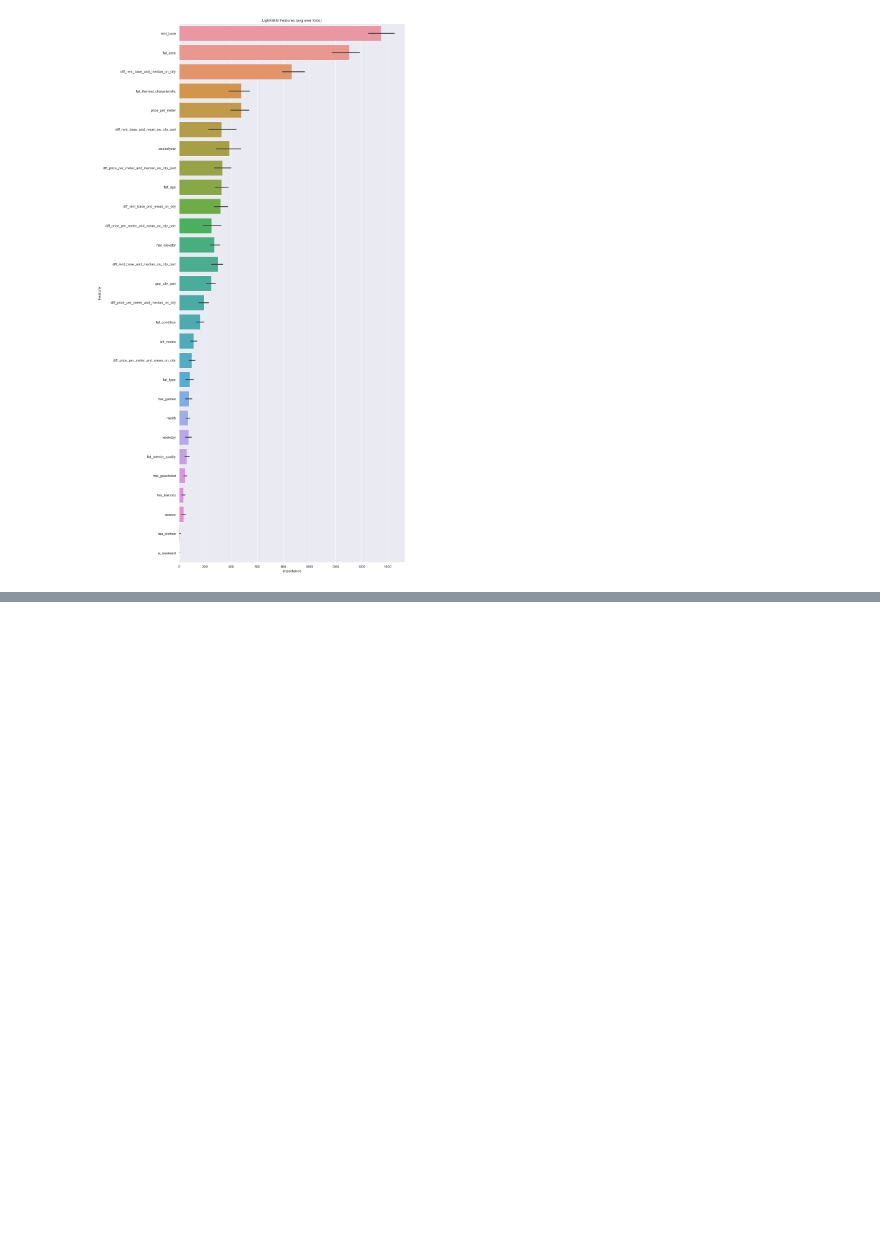
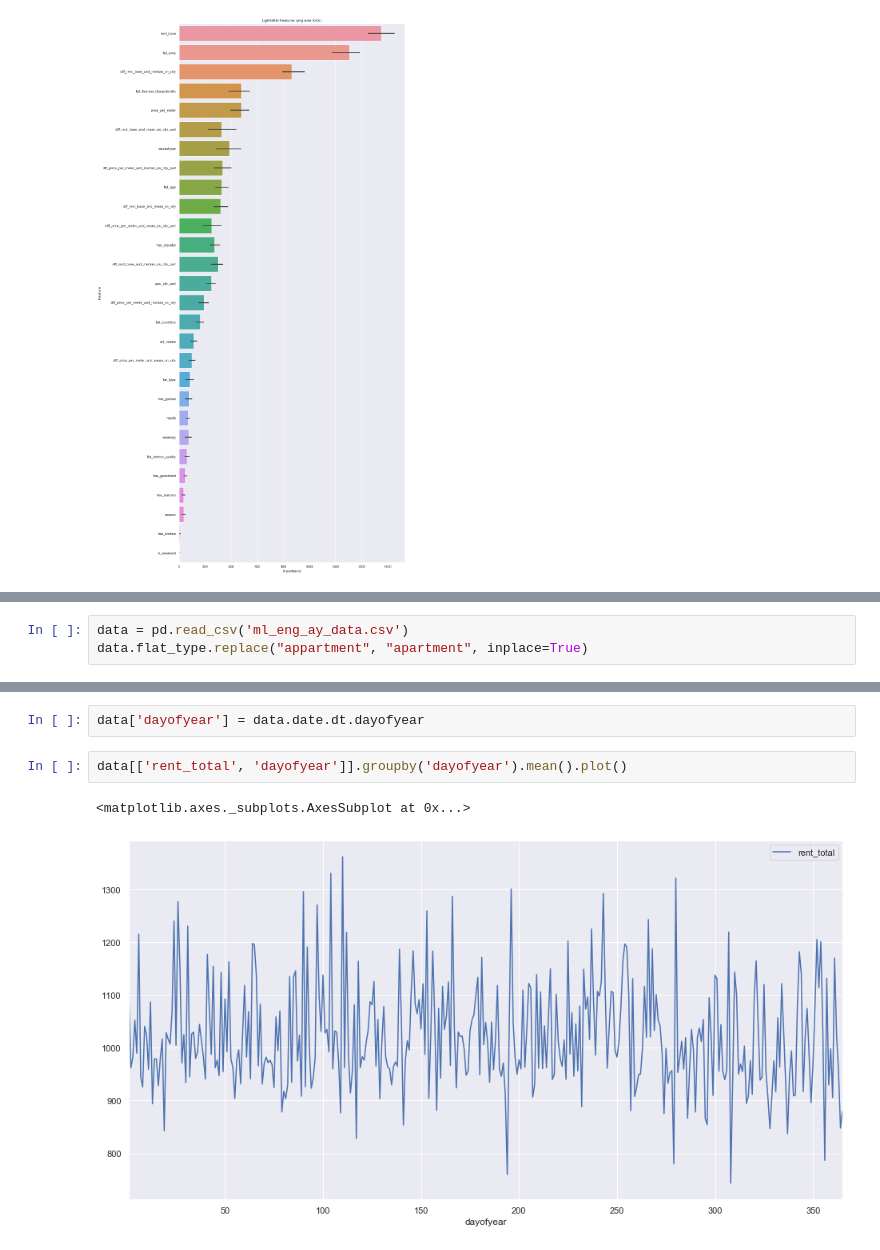
Before and after one commit to e5pecial/hamburg_rent_price_forecasting, a Jupyter notebook: aboutyou_eda.ipynb, the cells around one changed output, grey strips where cells are left out. Cells and saved outputs as stored; diff of their text form; blank space fills up the shorter version.

```diff
--- a/aboutyou_eda.ipynb
+++ b/aboutyou_eda.ipynb
@@ -410,0 +399,3 @@ plt.show()
+# %%
+data = pd.read_csv('ml_eng_ay_data.csv')
+data.flat_type.replace("appartment", "apartment", inplace=True)
@@ -410,0 +410,7 @@ plt.show()
+# %%
+data['dayofyear'] = data.date.dt.dayofyear
+# %%
+data[['rent_total', 'dayofyear']].groupby('dayofyear').mean().plot()
+# %% [output]
+<matplotlib.axes._subplots.AxesSubplot at 0x...>
+[figure, added]
```
Also changed, not shown: parts of 101 cells of this notebook, 15 other files.
